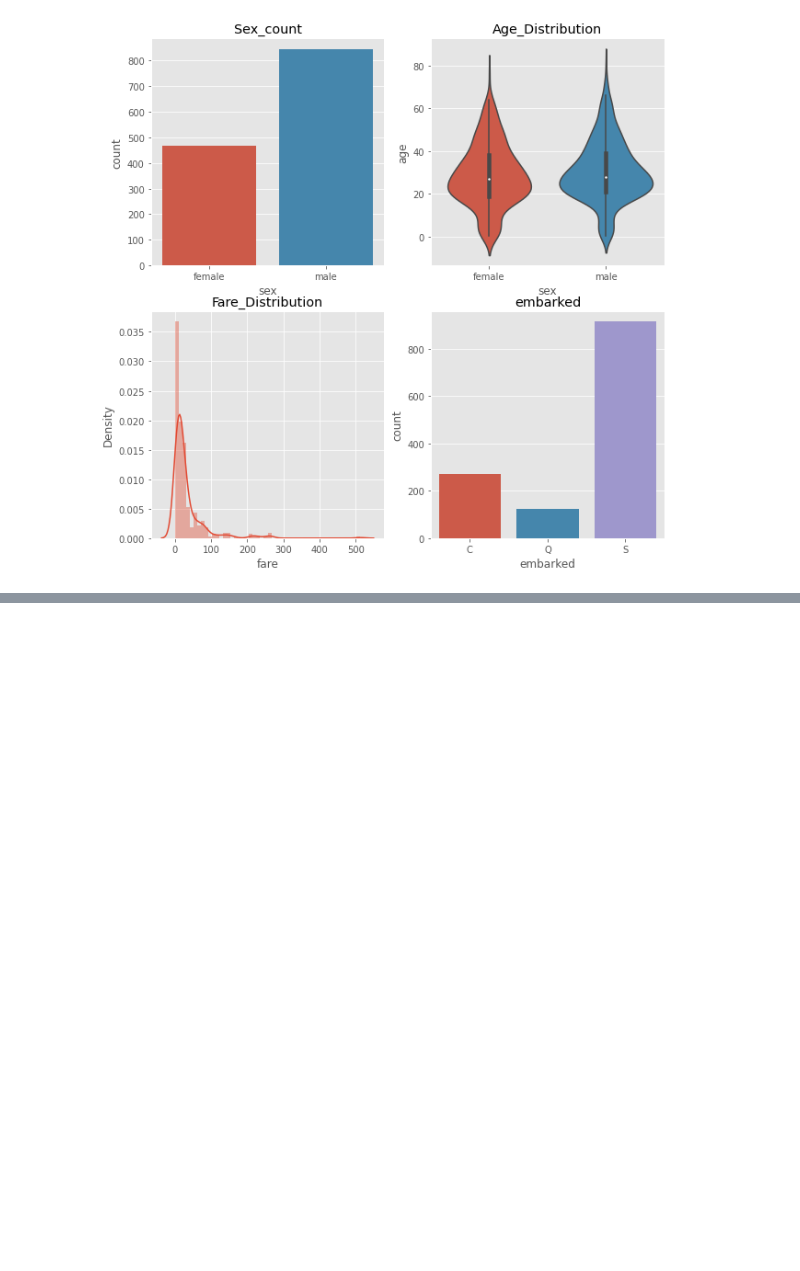
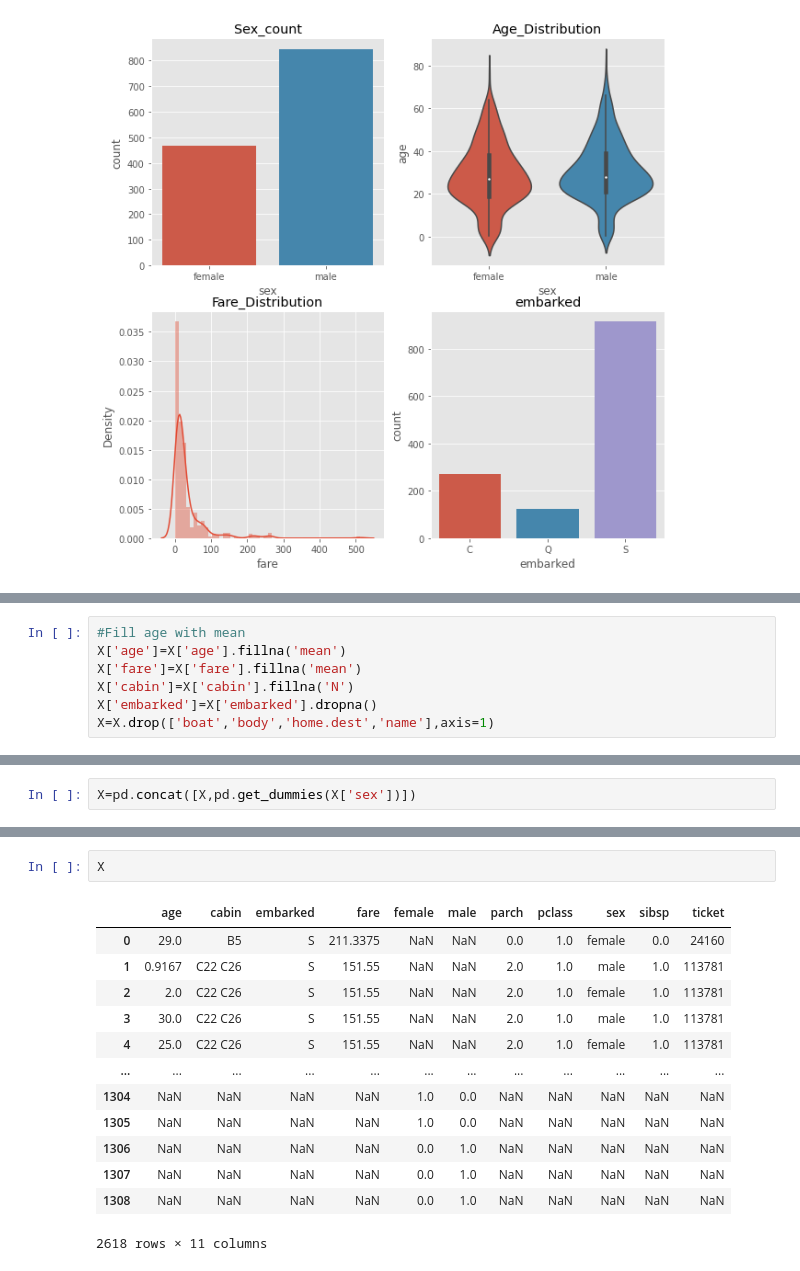
Before and after one commit to leonroars/datastudy_BrianTony, a Jupyter notebook: Titanic_working.ipynb, the cells around one changed output, grey strips where cells are left out. Cells and saved outputs as stored; diff of their text form; blank space fills up the shorter version.

```diff
--- a/Titanic_working.ipynb
+++ b/Titanic_working.ipynb
@@ -68,0 +101,7 @@ ax2=sns.scatterplot(data=total_df,x='age',y='fare',ax=ax[1])
+# %%
+#Fill age with mean
+X['age']=X['age'].fillna('mean')
+X['fare']=X['fare'].fillna('mean')
+X['cabin']=X['cabin'].fillna('N')
+X['embarked']=X['embarked'].dropna()
+X=X.drop(['boat','body','home.dest','name'],axis=1)
@@ -68,0 +110,2 @@ ax2=sns.scatterplot(data=total_df,x='age',y='fare',ax=ax[1])
+# %%
+X=pd.concat([X,pd.get_dummies(X['sex'])])
@@ -68,0 +145,16 @@ ax2=sns.scatterplot(data=total_df,x='age',y='fare',ax=ax[1])
+# %%
+X
+# %% [output]
+|  | age | cabin | embarked | fare | female | male | parch | pclass | sex | sibsp | ticket |
+| 0 | 29.0 | B5 | S | 211.3375 | NaN | NaN | 0.0 | 1.0 | female | 0.0 | 24160 |
+| 1 | 0.9167 | C22 C26 | S | 151.55 | NaN | NaN | 2.0 | 1.0 | male | 1.0 | 113781 |
+| 2 | 2.0 | C22 C26 | S | 151.55 | NaN | NaN | 2.0 | 1.0 | female | 1.0 | 113781 |
+| 3 | 30.0 | C22 C26 | S | 151.55 | NaN | NaN | 2.0 | 1.0 | male | 1.0 | 113781 |
+| 4 | 25.0 | C22 C26 | S | 151.55 | NaN | NaN | 2.0 | 1.0 | female | 1.0 | 113781 |
+| ... | ... | ... | ... | ... | ... | ... | ... | ... | ... | ... | ... |
+| 1304 | NaN | NaN | NaN | NaN | 1.0 | 0.0 | NaN | NaN | NaN | NaN | NaN |
+| 1305 | NaN | NaN | NaN | NaN | 1.0 | 0.0 | NaN | NaN | NaN | NaN | NaN |
+| 1306 | NaN | NaN | NaN | NaN | 0.0 | 1.0 | NaN | NaN | NaN | NaN | NaN |
+| 1307 | NaN | NaN | NaN | NaN | 0.0 | 1.0 | NaN | NaN | NaN | NaN | NaN |
+| 1308 | NaN | NaN | NaN | NaN | 0.0 | 1.0 | NaN | NaN | NaN | NaN | NaN |
+2618 rows × 11 columns
```
Also changed, not shown: parts of 10 cells of this notebook.
